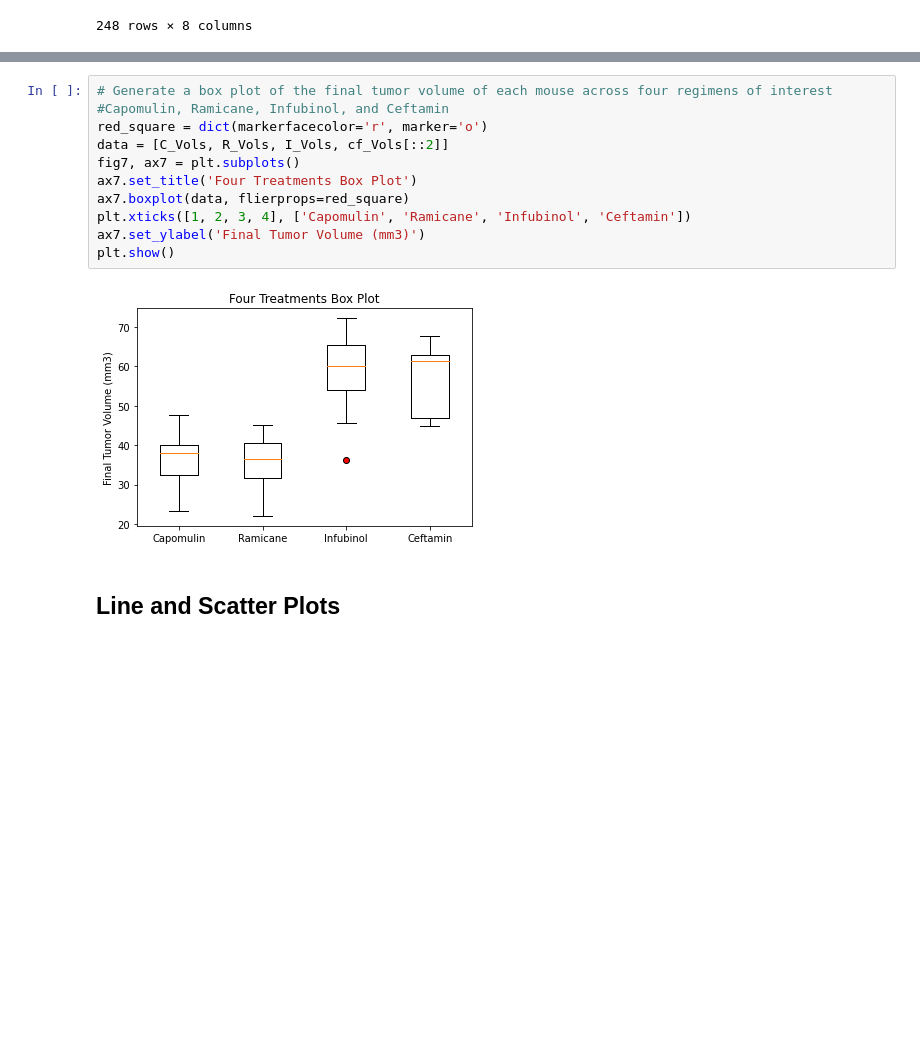
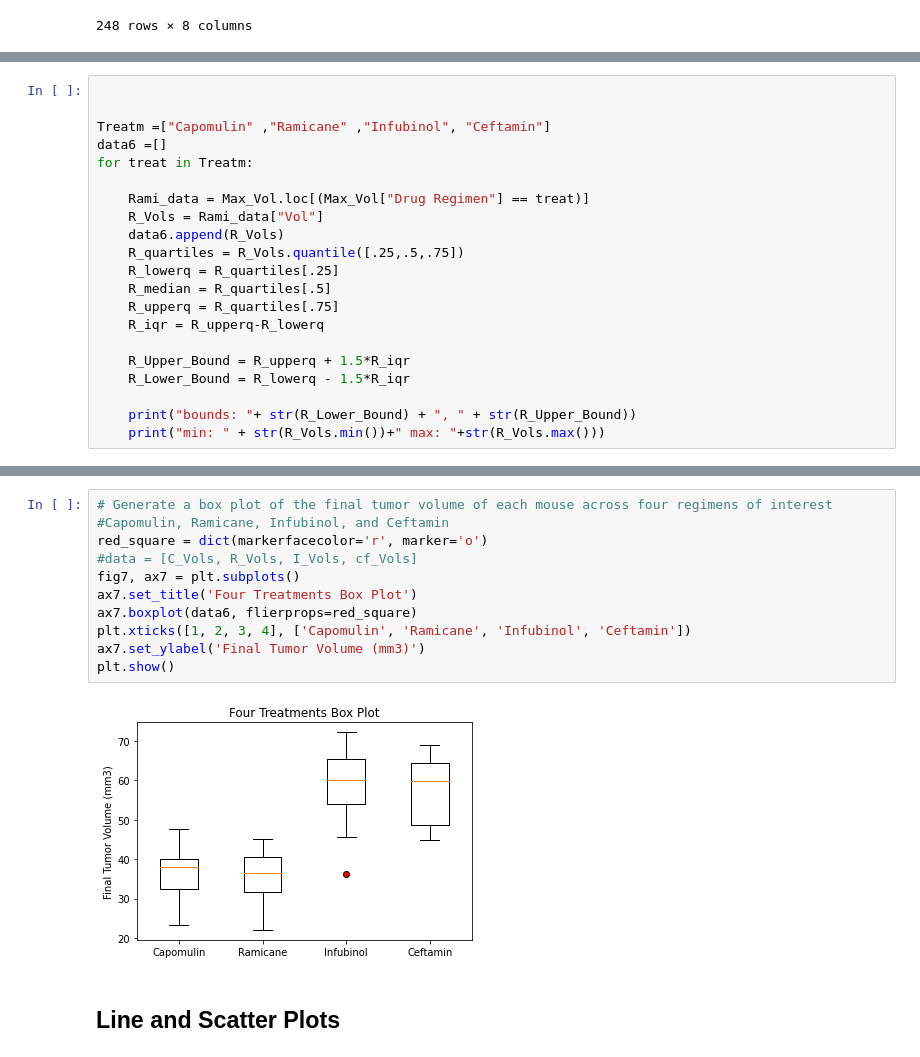
Before and after one commit to RiverJAM/Matplotlib-Challenge, a Jupyter notebook: Pymaceuticals/pymaceuticals_starter.ipynb, the cells around one changed output, grey strips where cells are left out. Cells and saved outputs as stored; diff of their text form; blank space fills up the shorter version.

```diff
--- a/Pymaceuticals/pymaceuticals_starter.ipynb
+++ b/Pymaceuticals/pymaceuticals_starter.ipynb
@@ -307,3 +297,24 @@ Ceft_data = Max_Vol.loc[(Max_Vol["Drug Regimen"] == "Ceftamin")]
 The min is 22.05012627. The Max is 78.56701362The IQR is 19.17775725750002The Median is 55.793278175Upper Bound: 93.82025999125004Lower Bound: 17.109230961249963
 Values below 17.109230961249963 could be outliers.
 Values above 93.82025999125004 could be outliers. There are no outliers in the data overall.
+# %%
+
+
+Treatm =["Capomulin" ,"Ramicane" ,"Infubinol", "Ceftamin"]
+data6 =[]
+for treat in Treatm:
+
+    Rami_data = Max_Vol.loc[(Max_Vol["Drug Regimen"] == treat)]
+    R_Vols = Rami_data["Vol"]
+    data6.append(R_Vols)
+    R_quartiles = R_Vols.quantile([.25,.5,.75])
+    R_lowerq = R_quartiles[.25]
+    R_median = R_quartiles[.5]
+    R_upperq = R_quartiles[.75]
+    R_iqr = R_upperq-R_lowerq
+
+    R_Upper_Bound = R_upperq + 1.5*R_iqr
+    R_Lower_Bound = R_lowerq - 1.5*R_iqr
+
+    print("bounds: "+ str(R_Lower_Bound) + ", " + str(R_Upper_Bound))
+    print("min: " + str(R_Vols.min())+" max: "+str(R_Vols.max()))
@@ -383,16 +405,16 @@ min: 45.0 max: 68.92318457
 # %%
 # Generate a box plot of the final tumor volume of each mouse across four regimens of interest
 #Capomulin, Ramicane, Infubinol, and Ceftamin
 red_square = dict(markerfacecolor='r', marker='o')
-data = [C_Vols, R_Vols, I_Vols, cf_Vols[::2]]
+#data = [C_Vols, R_Vols, I_Vols, cf_Vols]
 fig7, ax7 = plt.subplots()
 ax7.set_title('Four Treatments Box Plot')
-ax7.boxplot(data, flierprops=red_square)
+ax7.boxplot(data6, flierprops=red_square)
 plt.xticks([1, 2, 3, 4], ['Capomulin', 'Ramicane', 'Infubinol', 'Ceftamin'])
 ax7.set_ylabel('Final Tumor Volume (mm3)')
 plt.show()
 # %% [output]
-[figure, old version]
+[figure, new version]
 # %% [markdown]
 ## Line and Scatter Plots
 # %%
```
Also changed, not shown: parts of 9 cells of this notebook, 1 other file.
